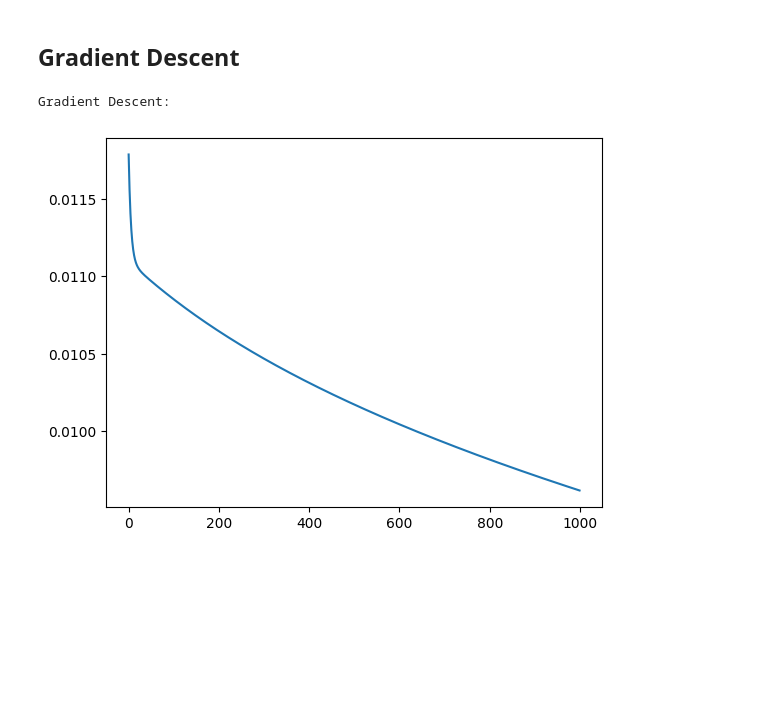
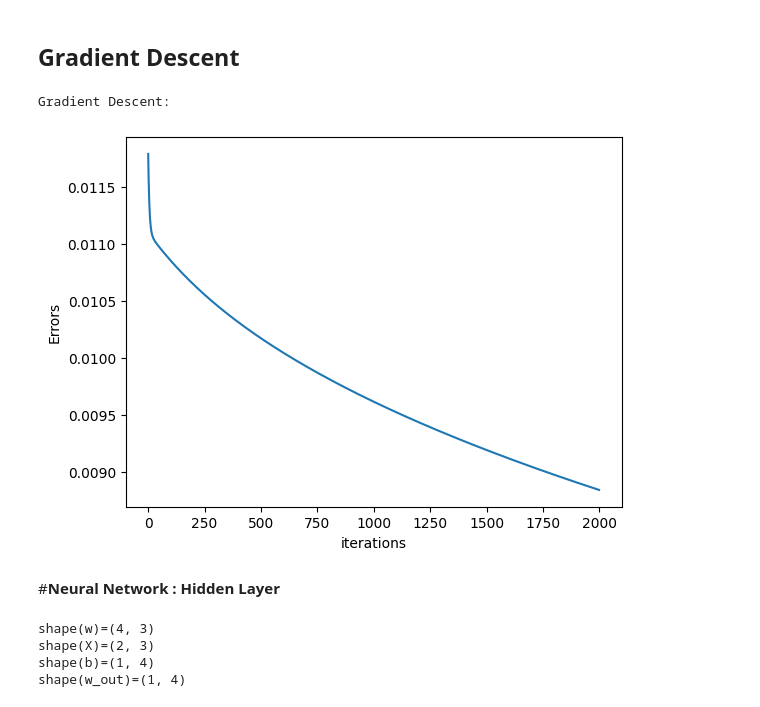
Before and after one commit to Elma-dev/Deep_Learning_Specialization, a Jupyter notebook: Deep_Learning_Specialization.ipynb, the cells around one changed output. Saved outputs shown, nothing was run; the diff lists cells and outputs as text; code cells hidden in the pictures; blank space fills up the shorter version.

```diff
--- a/Deep_Learning_Specialization.ipynb
+++ b/Deep_Learning_Specialization.ipynb
@@ -270,14 +270,18 @@ def gradientDescent(w,b,X,Y,iter=1000,alpha=0.01):
 # %%
 #Test
 w=np.zeros((train_img.shape[0],1))
 b=0.0
 X=train_img
 Y=train_set_out
 #Test
 print(f"Gradient Descent: ")
-results=gradientDescent(w,b,X,Y)
-plt.plot(range(1000),results["errors"])
+results=gradientDescent(w,b,X,Y,iter=2000)
+plt.plot(range(2000),results["errors"])
+plt.xlabel("iterations")
+plt.ylabel("Errors")
 plt.show()
 # %% [output]
 Gradient Descent:
-[figure, old version]
+[figure, new version]
+# %% [markdown]
+#**Neural Network : Hidden Layer**
@@ -283,0 +294,10 @@ Gradient Descent:
+# %%
+print(f'shape(w)={w.shape}')
+print(f'shape(X)={X.shape}')
+print(f'shape(b)={b.shape}')
+print(f'shape(w_out)={w_out.shape}')
+# %% [output]
+shape(w)=(4, 3)
+shape(X)=(2, 3)
+shape(b)=(1, 4)
+shape(w_out)=(1, 4)
```
Also changed, not shown: parts of 5 cells of this notebook.
